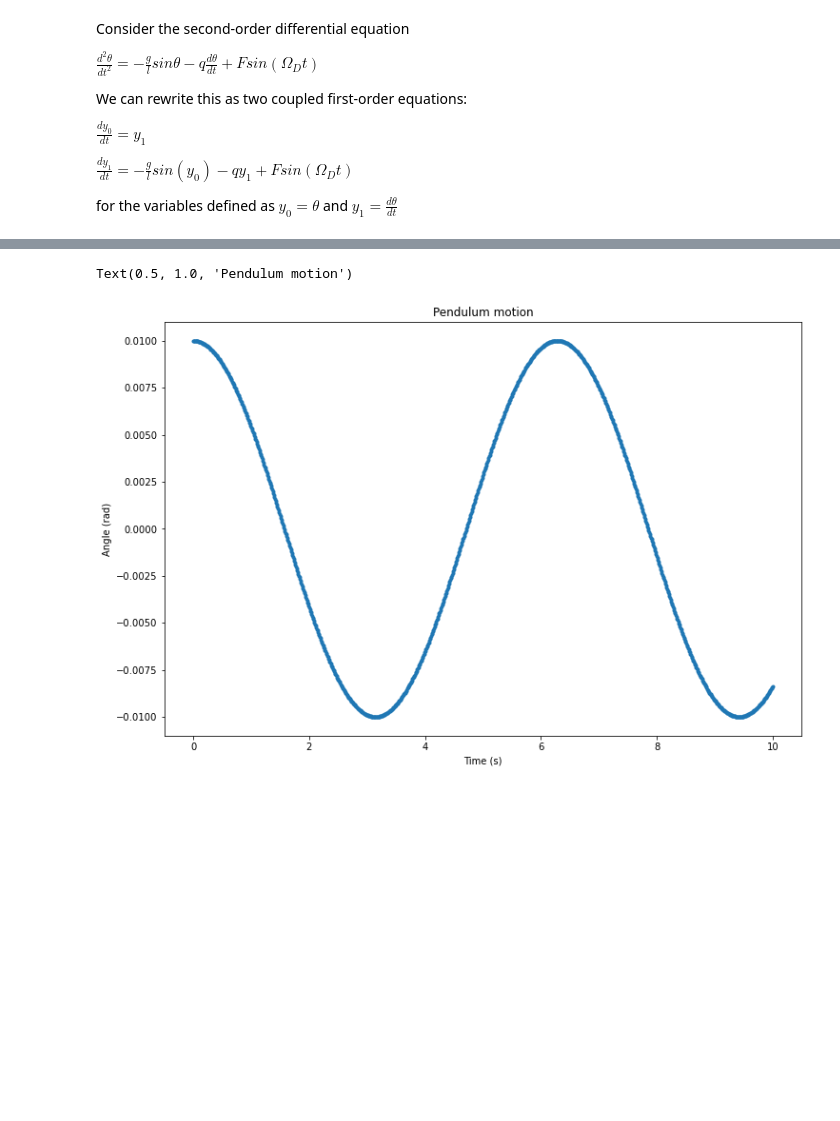
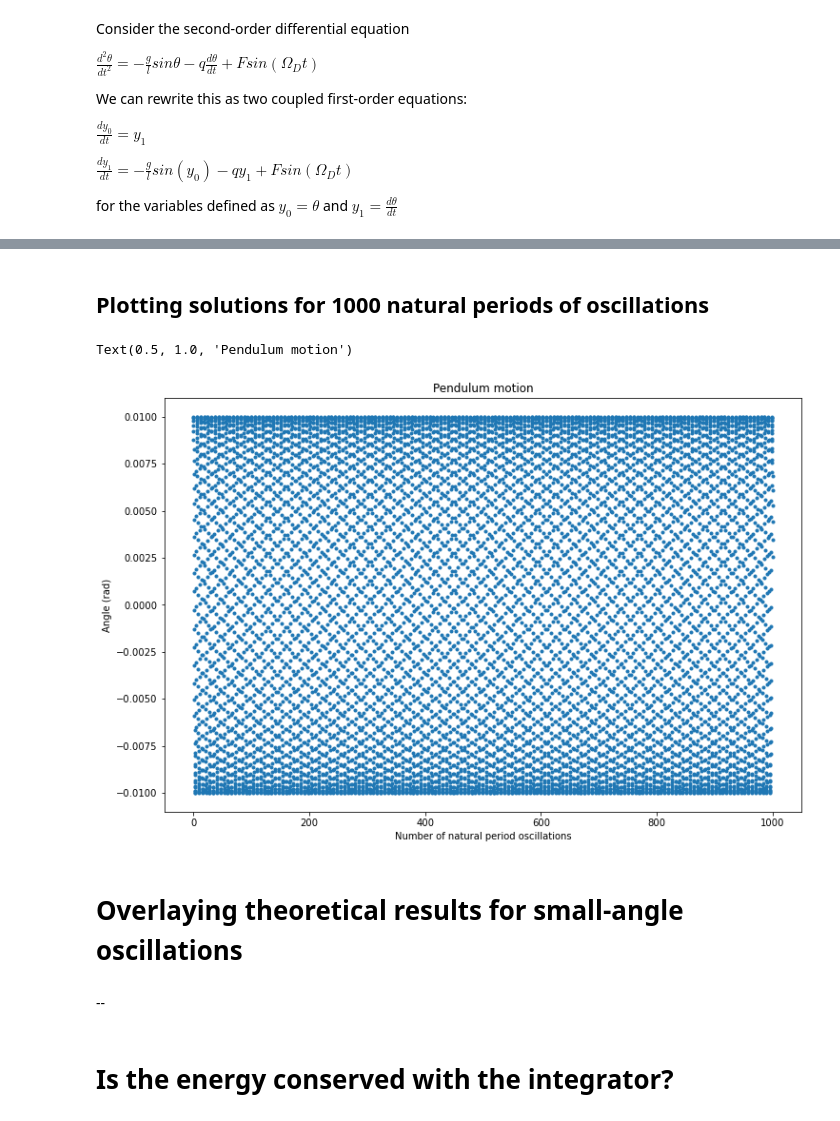
Before and after one commit to hsuchungchuan/Part-II-Computational-Physics, a Jupyter notebook: Exercise1_TheDrivenPendulum.ipynb, the cells around one changed output, grey strips where cells are left out. Cells and saved outputs as stored; diff of their text form; code cells hidden in the pictures; blank space fills up the shorter version.

```diff
--- a/Exercise1_TheDrivenPendulum.ipynb
+++ b/Exercise1_TheDrivenPendulum.ipynb
@@ -38,3 +78,5 @@ omega0 = 0.0 # Initial angular velocity
+# %% [markdown]
+## Plotting solutions for 1000 natural periods of oscillations
 # %%
 # Integrate the ODEs using scipy solve_ivp (method RK45 by default)
 
@@ -43,14 +85,25 @@ pendulum_motion = solve_ivp(pendulum, [0, t_max], [theta0, omega0], args = (g, l
 # %%
 # Plot the motion of the pendulum
 
-t = np.linspace(0, 10, 1000)
+t = np.linspace(0, 1000, 10000)
 theta, omega = pendulum_motion.sol(t)
+
+## Plot only half of the data points to avoid cluttering the plot
+# plt.figure(figsize=(16, 8))
+# plt.plot(t[::3], theta[::3], '.')
+
 
 plt.figure(figsize=(12, 8))
 plt.plot(t, theta, '.')
-plt.xlabel('Time (s)')
+plt.xlabel('Number of natural period oscillations')
 plt.ylabel('Angle (rad)')
 plt.title('Pendulum motion')
 # %% [output]
 Text(0.5, 1.0, 'Pendulum motion')
-[figure, old version]
+[figure, new version]
+# %% [markdown]
+# Overlaying theoretical results for small-angle oscillations
+# %% [markdown]
+--
+# %% [markdown]
+# Is the energy conserved with the integrator?
```
Also changed, not shown: parts of 15 cells of this notebook, 1 other file.
